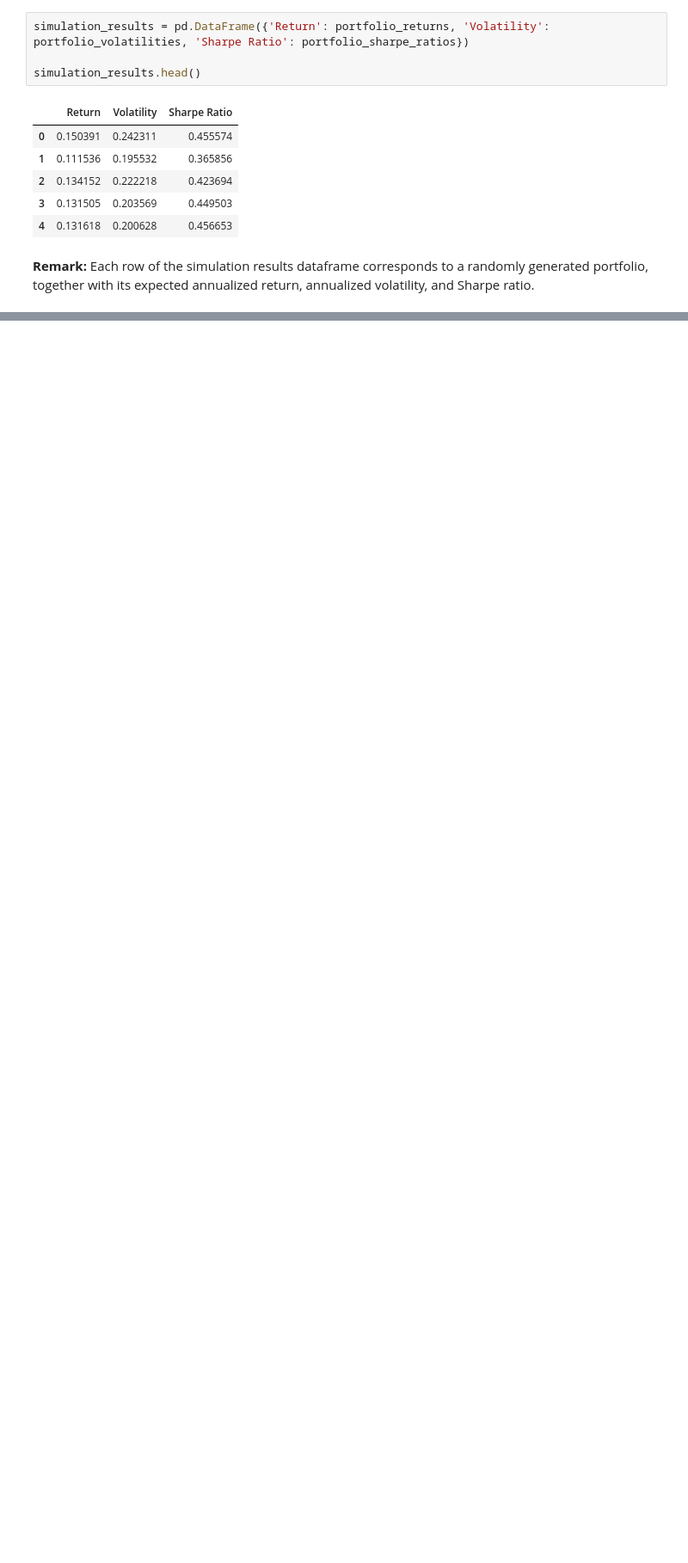
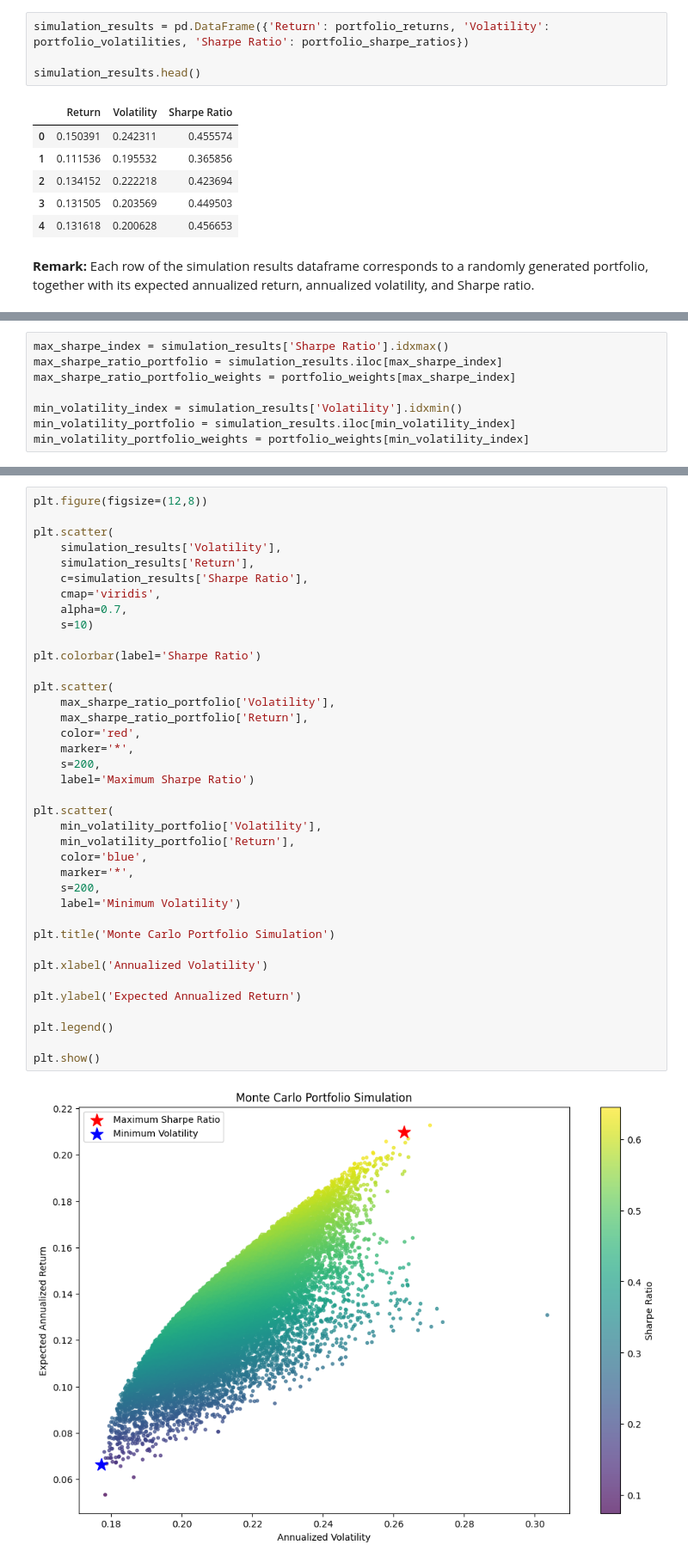
Before and after one commit to keramidasvasilis/data-analysis-projects, a Jupyter notebook: portfolio-optimization-risk-analysis/notebooks/portfolio_optimization_analysis.ipynb, the cells around one changed output, grey strips where cells are left out. Shown at 86% size. Saved outputs shown, nothing was run; the diff lists cells and outputs as text; blank space fills up the shorter version.

```diff
--- a/portfolio-optimization-risk-analysis/notebooks/portfolio_optimization_analysis.ipynb
+++ b/portfolio-optimization-risk-analysis/notebooks/portfolio_optimization_analysis.ipynb
@@ -604,0 +607,8 @@ plt.show()
+# %%
+max_sharpe_index = simulation_results['Sharpe Ratio'].idxmax()
+max_sharpe_ratio_portfolio = simulation_results.iloc[max_sharpe_index]
+max_sharpe_ratio_portfolio_weights = portfolio_weights[max_sharpe_index]
+
+min_volatility_index = simulation_results['Volatility'].idxmin()
+min_volatility_portfolio = simulation_results.iloc[min_volatility_index]
+min_volatility_portfolio_weights = portfolio_weights[min_volatility_index]
@@ -604,0 +654,40 @@ plt.show()
+# %%
+plt.figure(figsize=(12,8))
+
+plt.scatter(
+    simulation_results['Volatility'],
+    simulation_results['Return'],
+    c=simulation_results['Sharpe Ratio'],
+    cmap='viridis',
+    alpha=0.7,
+    s=10)
+
+plt.colorbar(label='Sharpe Ratio')
+
+plt.scatter(
+    max_sharpe_ratio_portfolio['Volatility'],
+    max_sharpe_ratio_portfolio['Return'],
+    color='red',
+    marker='*',
+    s=200,
+    label='Maximum Sharpe Ratio')
+
+plt.scatter(
+    min_volatility_portfolio['Volatility'],
+    min_volatility_portfolio['Return'],
+    color='blue',
+    marker='*',
+    s=200,
+    label='Minimum Volatility')
+
+plt.title('Monte Carlo Portfolio Simulation')
+
+plt.xlabel('Annualized Volatility')
+
+plt.ylabel('Expected Annualized Return')
+
+plt.legend()
+
+plt.show()
+# %% [output]
+[figure, added]
```
Also changed, not shown: parts of 10 cells of this notebook.
